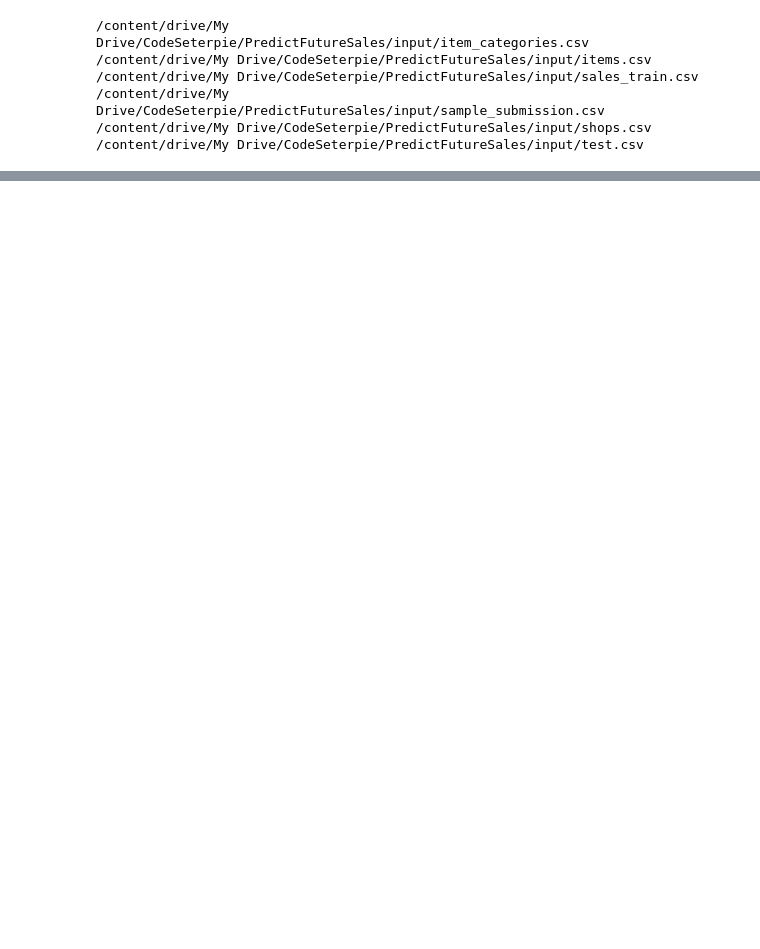
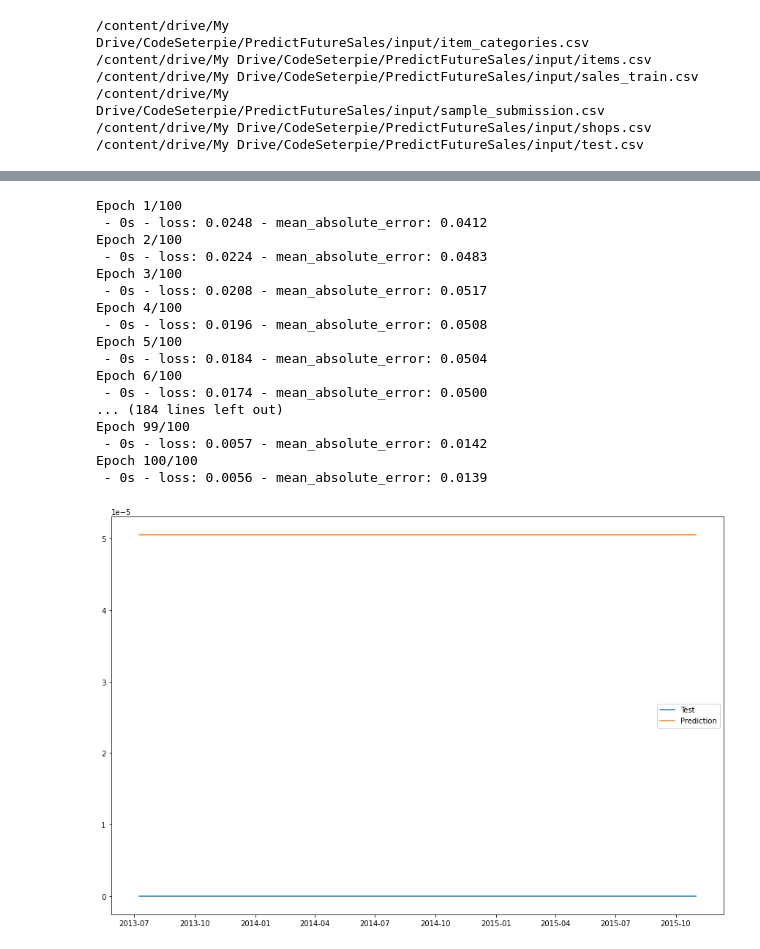
Before and after one commit to CodeSeterpie/CodeSeterpie, a Jupyter notebook: Kaggle/PredictFutureSales/members/uragami-lab/notebook01.ipynb, the cells around one changed output, grey strips where cells are left out. Cells and saved outputs as stored; diff of their text form; code cells hidden in the pictures; blank space fills up the shorter version.

```diff
--- a/Kaggle/PredictFutureSales/members/uragami-lab/notebook01.ipynb
+++ b/Kaggle/PredictFutureSales/members/uragami-lab/notebook01.ipynb
@@ -97,0 +113,46 @@ test.describe()
+# %%
+model = Sequential()
+model.add(LSTM(10, activation = 'tanh', input_shape = (1,3), recurrent_activation= 'hard_sigmoid'))
+model.add(Dense(1))
+
+model.compile(loss= 'mean_squared_error', optimizer = 'rmsprop', metrics=[metrics.mae])
+model.fit(X_train, Y_train, epochs=100, verbose=2)
+Predict = model.predict(X_test)
+
+# オリジナルのスケールに戻す、タイムインデックスを付ける。
+Y_train = scaler1.inverse_transform(Y_train)
+Y_train = pd.DataFrame(Y_train)
+Y_train.index = pd.to_datetime(df.iloc[3:193,0])
+
+Y_test = scaler1.inverse_transform(Y_test)
+Y_test = pd.DataFrame(Y_test)
+Y_test.index = pd.to_datetime(df.iloc[193:,0])
+
+Predict = scaler1.inverse_transform(Predict)
+Predict = pd.DataFrame(Predict)
+Predict.index=pd.to_datetime(df.iloc[193:,0])
+
+plt.figure(figsize=(15,10))
+plt.plot(Y_test, label = 'Test')
+plt.plot(Predict, label = 'Prediction')
+plt.legend(loc='best')
+plt.show()
+# %% [output]
+Epoch 1/100
+ - 0s - loss: 0.0248 - mean_absolute_error: 0.0412
+Epoch 2/100
+ - 0s - loss: 0.0224 - mean_absolute_error: 0.0483
+Epoch 3/100
+ - 0s - loss: 0.0208 - mean_absolute_error: 0.0517
+Epoch 4/100
+ - 0s - loss: 0.0196 - mean_absolute_error: 0.0508
+Epoch 5/100
+ - 0s - loss: 0.0184 - mean_absolute_error: 0.0504
+Epoch 6/100
+ - 0s - loss: 0.0174 - mean_absolute_error: 0.0500
+... (184 lines left out)
+Epoch 99/100
+ - 0s - loss: 0.0057 - mean_absolute_error: 0.0142
+Epoch 100/100
+ - 0s - loss: 0.0056 - mean_absolute_error: 0.0139
+[figure, added]
```
Also changed, not shown: parts of 10 cells of this notebook.
